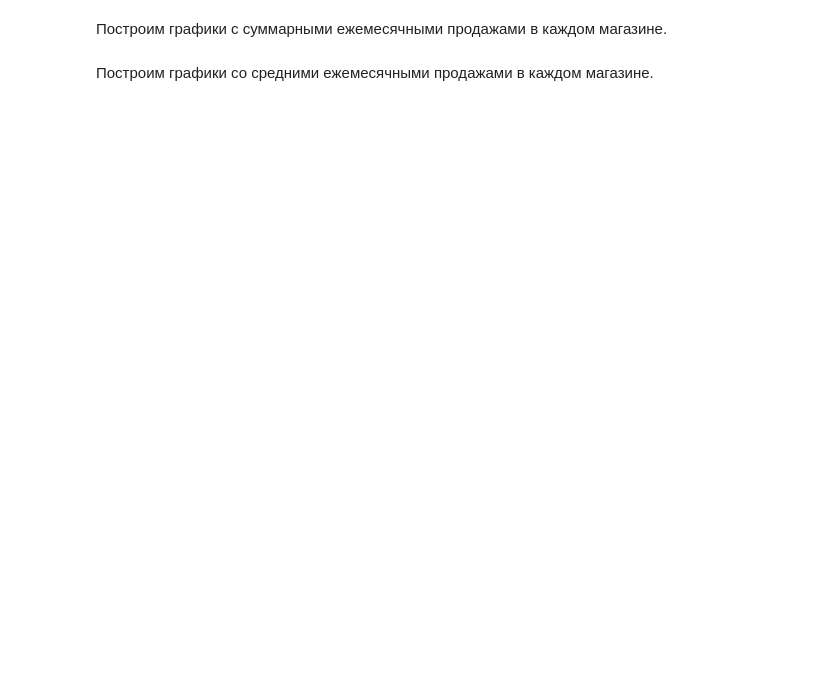
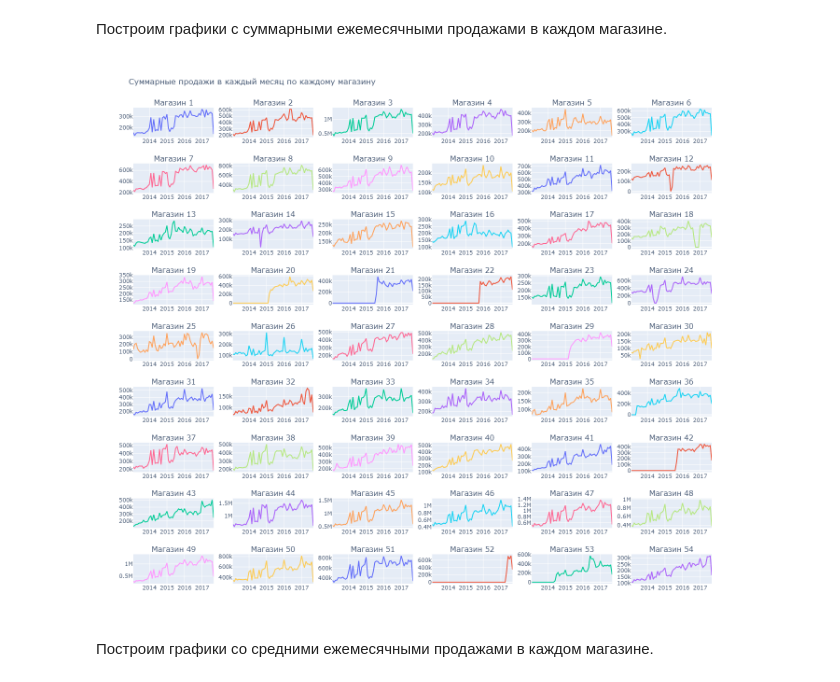
Before and after one commit to mellow-moon/store_sales_eda, a Jupyter notebook: preprocessing.ipynb, the cells around one changed output. Cells and saved outputs as stored; diff of their text form; code cells hidden in the pictures; blank space fills up the shorter version.

```diff
--- a/preprocessing.ipynb
+++ b/preprocessing.ipynb
@@ -477,29 +491,33 @@ fig.show()
 # %%
 grouped = pd.DataFrame(df.set_index('date').groupby('store_nbr').sales.resample('M').sum())
 grouped = grouped.reset_index()
 
 ncols=6
 nrows=9
 store=1
 
 subplot_titles = []
 for store_nbr in range(1, 55):
     subplot_titles.append('Магазин ' + str(store_nbr))
 
 fig = make_subplots(
     rows=nrows,
     cols=ncols,
     subplot_titles=subplot_titles)
 
 for row in range(1, nrows+1):
     for col in range(1, ncols+1):
         if store <= 55:
             temp = grouped[grouped.store_nbr==store]
             fig.add_trace(go.Scatter(x=temp['date'], y=temp['sales']), row=row, col=col)
             store+=1
 
 fig.update_layout(height=1200, width=1400, title_text='Суммарные продажи в каждый месяц по каждому магазину', showlegend=False)
 fig.show()
+
+display(Image(filename='img/monthly_sales_by_shop.png', width=1200))
+# %% [output]
+[figure, added]
 # %% [markdown]
 Построим графики со средними ежемесячными продажами в каждом магазине.
 # %%
```
Also changed, not shown: parts of 6 cells of this notebook, 5 other files.
